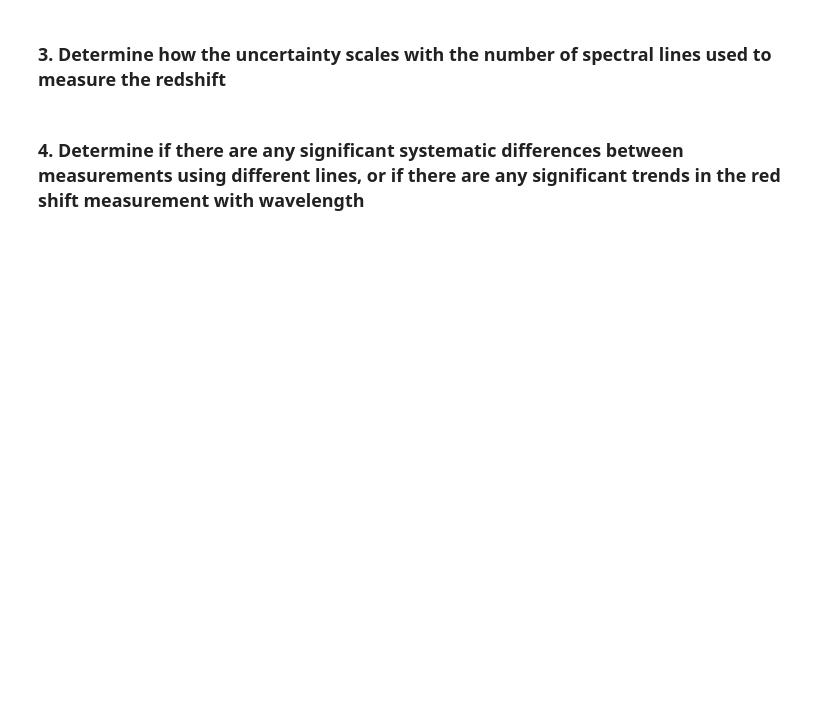
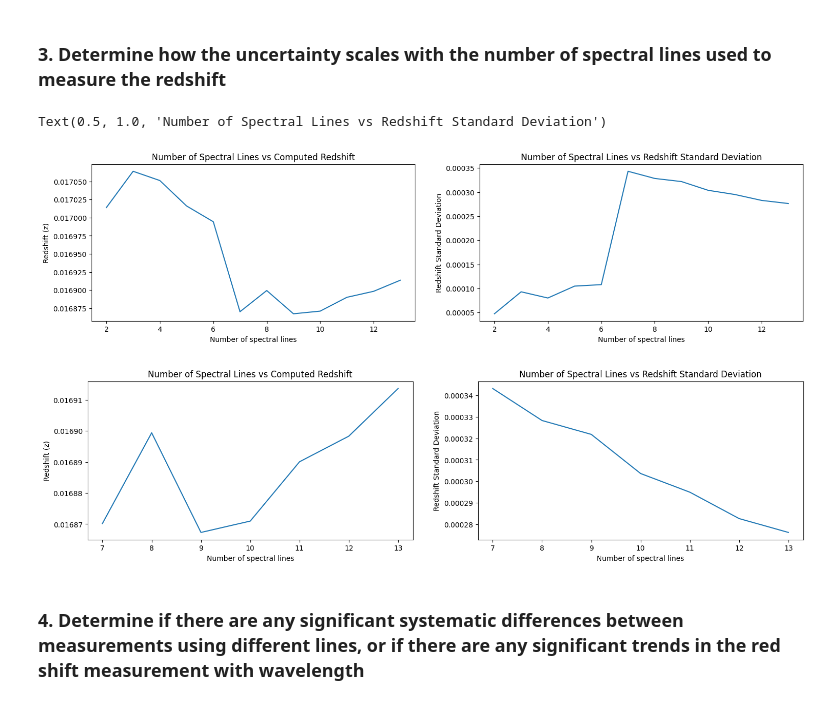
Before and after one commit to pie-tras/ASTR3800Final, a Jupyter notebook: pietras_final_project.ipynb, the cells around one changed output. Saved outputs shown, nothing was run; the diff lists cells and outputs as text; code cells hidden in the pictures; blank space fills up the shorter version.

```diff
--- a/pietras_final_project.ipynb
+++ b/pietras_final_project.ipynb
@@ -573,4 +628,49 @@ Mean z value: 1.6914E-02 +- 7.96E-04
 # %% [markdown]
 ### 3. Determine how the uncertainty scales with the number of spectral lines used to measure the redshift
+# %%
+n_lines = []
+val_std = []
+val_z = []
+
+for i in range(2, len(all_z) + 1):
+    zs = []
+    for j in range(0, i):
+        zs.append(all_z[j])
+
+    next_std = np.std(zs, ddof=1)
+    next_z_mean = np.mean(zs)
+
+    n_lines.append(i)
+    val_std.append(next_std)
+    val_z.append(next_z_mean)
+
+fig, axs = plt.subplots(1, 2, figsize=(18, 4))
+
+axs[0].plot(n_lines, val_z)
+axs[0].set_xlabel("Number of spectral lines")
+axs[0].set_ylabel("Redshift (z)")
+axs[0].set_title("Number of Spectral Lines vs Computed Redshift")
+
+axs[1].plot(n_lines, val_std)
+axs[1].set_xlabel("Number of spectral lines")
+axs[1].set_ylabel("Redshift Standard Deviation")
+axs[1].set_title("Number of Spectral Lines vs Redshift Standard Deviation")
+
+
+fig, axs = plt.subplots(1, 2, figsize=(18, 4))
+
+axs[0].plot(n_lines[5:], val_z[5:])
+axs[0].set_xlabel("Number of spectral lines")
+axs[0].set_ylabel("Redshift (z)")
+axs[0].set_title("Number of Spectral Lines vs Computed Redshift")
+
+axs[1].plot(n_lines[5:], val_std[5:])
+axs[1].set_xlabel("Number of spectral lines")
+axs[1].set_ylabel("Redshift Standard Deviation")
+axs[1].set_title("Number of Spectral Lines vs Redshift Standard Deviation")
+# %% [output]
+Text(0.5, 1.0, 'Number of Spectral Lines vs Redshift Standard Deviation')
+[figure, added]
+[figure, added]
 # %% [markdown]
 ### 4. Determine if there are any significant systematic differences between measurements using different lines, or if there are any significant trends in the red shift measurement with wavelength
```
Also changed, not shown: parts of 8 cells of this notebook.
